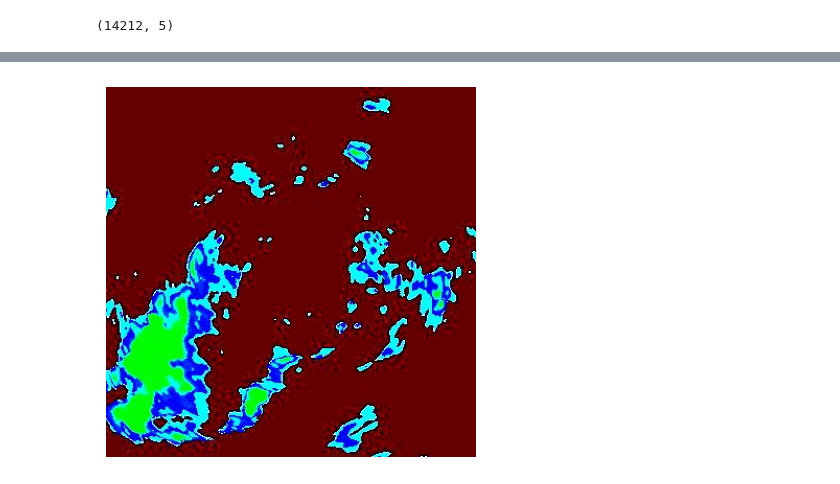
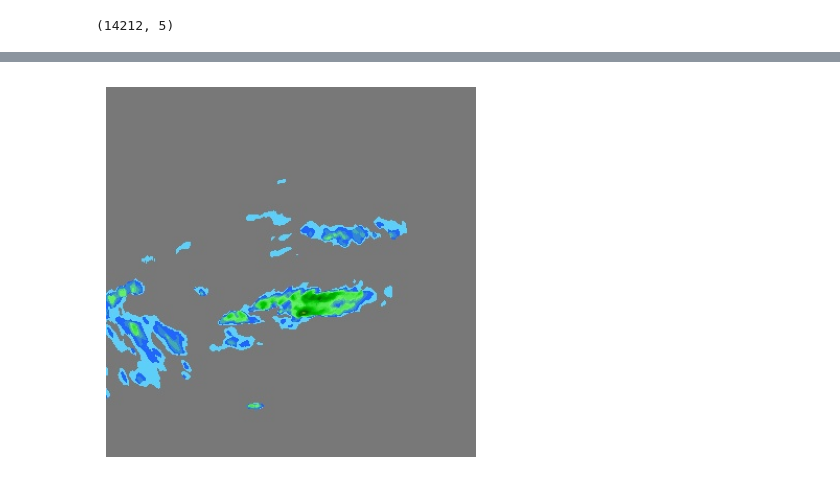
Before and after one commit to mzampar/Deep-Learning-Project, a Jupyter notebook: data/normalise.ipynb, the cells around one changed output, grey strips where cells are left out. Cells and saved outputs as stored; diff of their text form; code cells hidden in the pictures.

```diff
--- a/data/normalise.ipynb
+++ b/data/normalise.ipynb
@@ -180,10 +199,10 @@ for batch_idx, images in enumerate(loader):
 # %%
 def print_image(image_path):
     img = mpimg.imread(image_path)
     plt.imshow(img)
     plt.axis('off')
     plt.show()
 
-print_image("images/output_image.")
+print_image(f"../../fast/cropped_images/2453227_crop.jpg")
 # %% [output]
-[figure, old version]
+[figure, new version]
```
Also changed, not shown: parts of 10 cells of this notebook, 8 other files.
